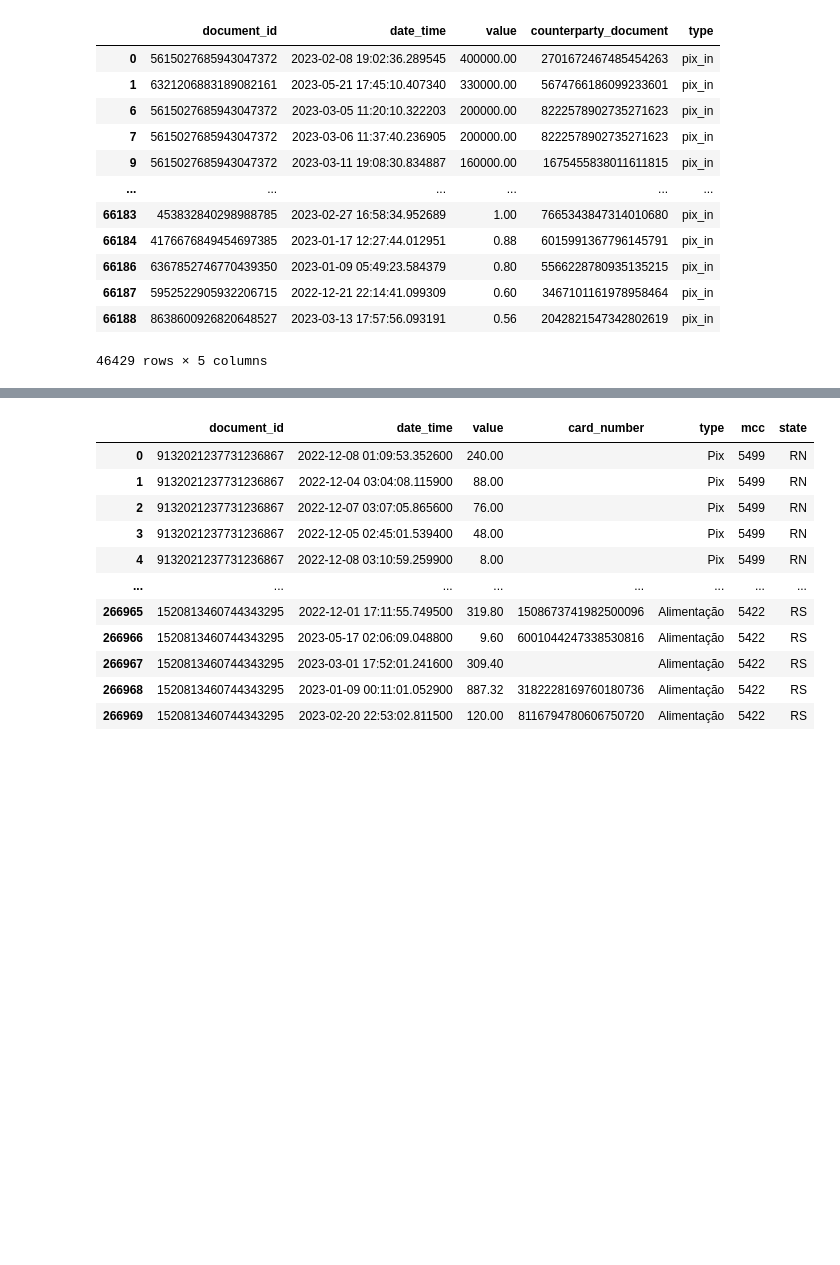
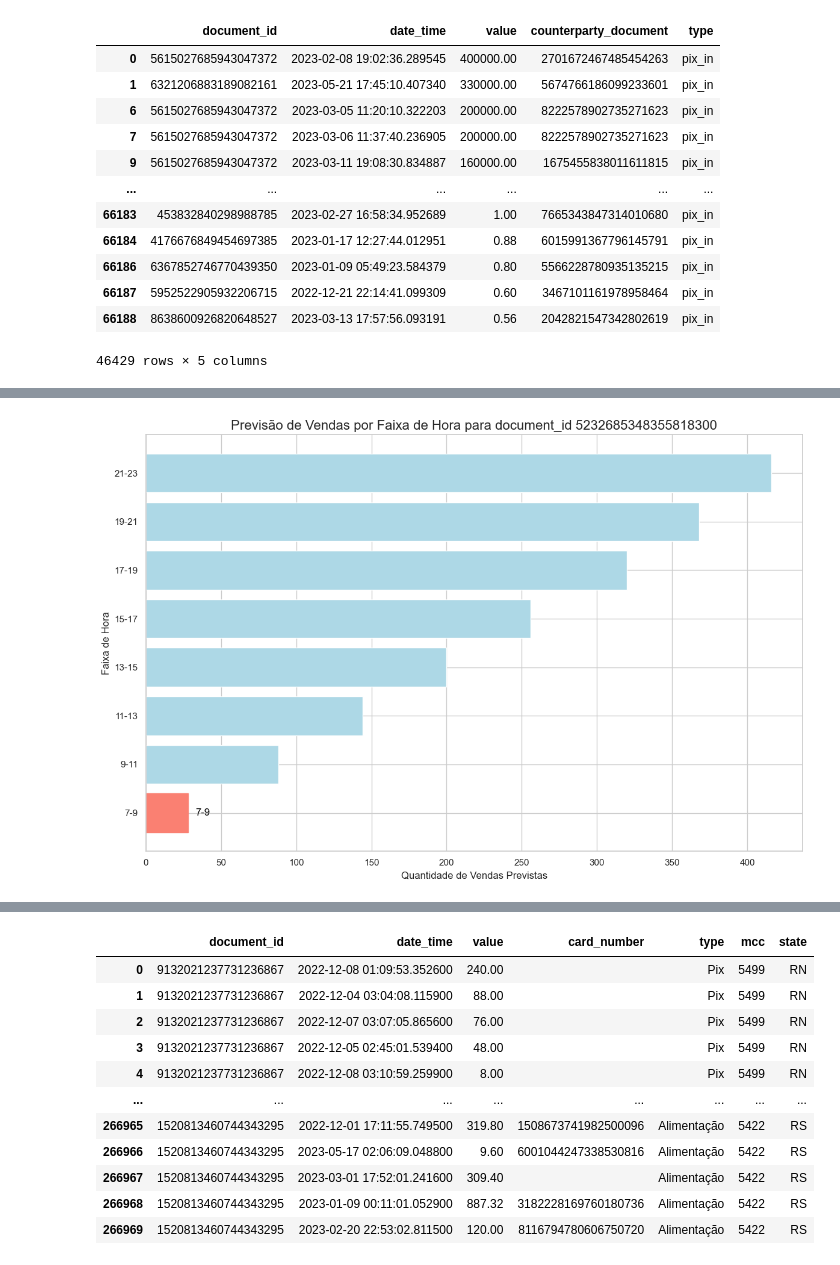
Before and after one commit to AAugustoBS/cash-hack, a Jupyter notebook: dataset/script .ipynb, the cells around one changed output, grey strips where cells are left out. Cells and saved outputs as stored; diff of their text form; code cells hidden in the pictures; blank space fills up the shorter version.

```diff
--- a/dataset/script .ipynb
+++ b/dataset/script .ipynb
@@ -84,0 +318,82 @@ filtered_bank_df
+# %%
+df_sales = df['sales']
+
+# Definir o `document_id` que você deseja analisar
+document_id_to_analyze = '5232685348355818300'
+
+# Filtrar os dados para esse `document_id`
+df_filtered = df_sales[df_sales['document_id'] == 5576391638019864325].copy()
+
+# Converter a coluna `date_time` para datetime
+df_filtered.loc[:, 'date_time'] = pd.to_datetime(df_filtered['date_time'])
+
+# Extrair a hora da coluna `date_time`
+df_filtered.loc[:, 'hour'] = df_filtered['date_time'].dt.hour
+
+# Filtrar para o horário de funcionamento das 7h às 24h
+df_filtered = df_filtered[(df_filtered['hour'] >= 7) & (df_filtered['hour'] < 24)]
+
+# Contar o número de vendas em cada hora
+sales_by_hour = df_filtered.groupby('hour').size().reset_index(name='sales_count')
+
+# Criar faixas de 2 horas corretamente
+bins = np.arange(7, 25, 2)  # De 7h até 24h
+labels = [f'{i}-{i+2}' for i in bins[:-1]]  # Criar etiquetas para as faixas
+
+# Atribuir cada hora a uma faixa
+sales_by_hour['hour_bin'] = pd.cut(sales_by_hour['hour'], bins=bins, right=False, labels=labels)
+
+# Agregar o número de vendas por faixa de 2 horas
+sales_by_hour_bin = sales_by_hour.groupby('hour_bin')['sales_count'].sum().reset_index()
+
+# Transformar a faixa de hora em variáveis numéricas para regressão
+sales_by_hour_bin['hour_bin_start'] = sales_by_hour_bin['hour_bin'].apply(lambda x: int(x.split('-')[0]))
+sales_by_hour_bin['hour_bin_end'] = sales_by_hour_bin['hour_bin'].apply(lambda x: int(x.split('-')[1]))
+
+# Variáveis independentes e dependentes
+X = sales_by_hour_bin[['hour_bin_start', 'hour_bin_end']]
+y = sales_by_hour_bin['sales_count']
+
+# Adicionar uma coluna de 1s para o intercepto
+X = np.hstack([X, np.ones((X.shape[0], 1))])  # Adicionar coluna para o intercepto
+
+# Dividir os dados em conjunto de treino e teste
+X_train, X_test, y_train, y_test = train_test_split(X, y, test_size=0.2, random_state=42)
+
+# Criar e treinar o modelo de regressão linear
+model = LinearRegression()
+model.fit(X_train, y_train)
+
+# Fazer previsões para todas as faixas de 2 horas
+sales_by_hour_bin['predicted_sales'] = model.predict(X)
+
+# Encontrar a faixa de horas com a menor previsão de vendas
+best_discount_hour_bin = sales_by_hour_bin.loc[sales_by_hour_bin['predicted_sales'].idxmin()]
+
+# Configurar o estilo do gráfico
+sns.set(style="whitegrid")
+
+# Criar o gráfico de barras
+plt.figure(figsize=(12, 8))
+bars = plt.barh(sales_by_hour_bin['hour_bin'], sales_by_hour_bin['predicted_sales'], color='lightblue')
+plt.xlabel('Quantidade de Vendas Previstas')
+plt.ylabel('Faixa de Hora')
+plt.title(f'Previsão de Vendas por Faixa de Hora para document_id {document_id_to_analyze}', fontsize=16)
+
+# Destacar a faixa com menor previsão de vendas
+best_bin_idx = sales_by_hour_bin['predicted_sales'].idxmin()
+bars[best_bin_idx].set_color('salmon')
+plt.text(
+    sales_by_hour_bin['predicted_sales'].iloc[best_bin_idx] + 5,
+    best_bin_idx,
+    f'{sales_by_hour_bin["hour_bin"].iloc[best_bin_idx]}',
+    va='center',
+    ha='left',
+    fontsize=12,
+    color='black'
+)
+
+plt.tight_layout()
+plt.show()
+# %% [output]
+[figure, added]
```
Also changed, not shown: parts of 10 cells of this notebook.
